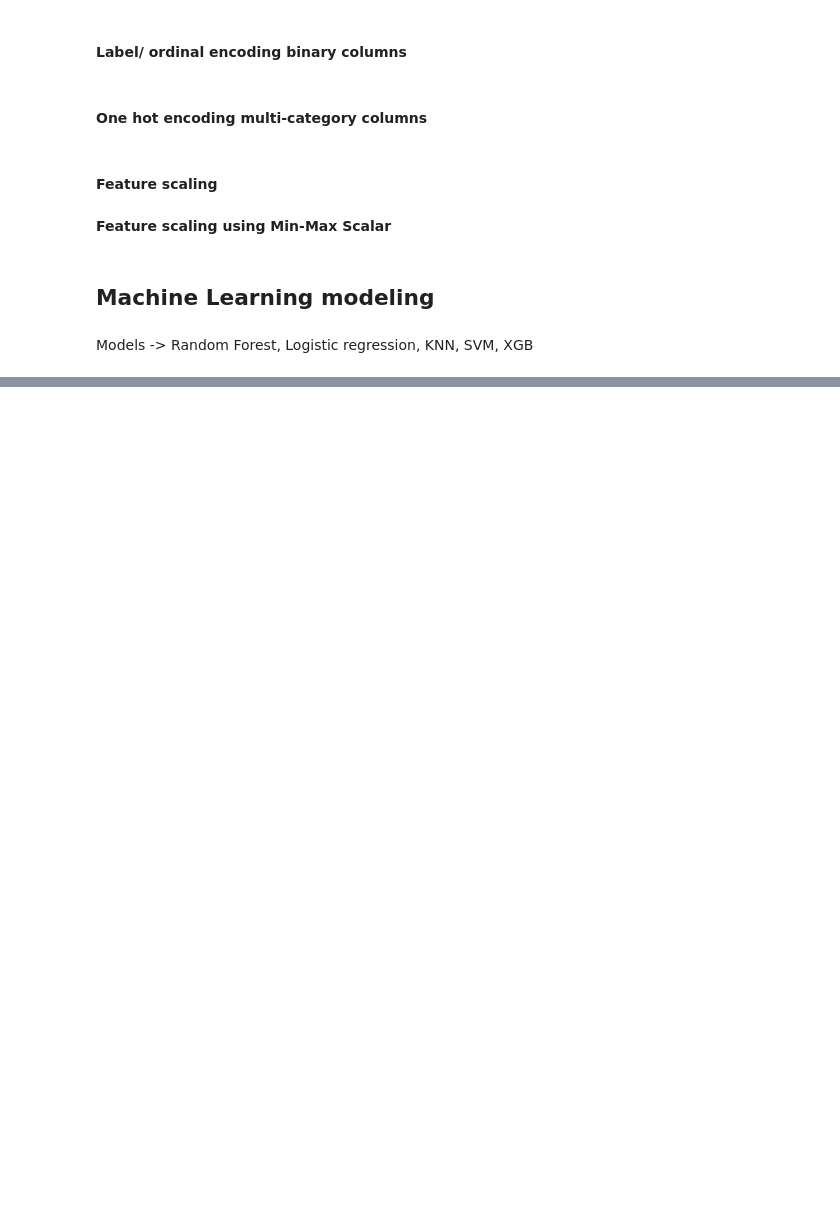
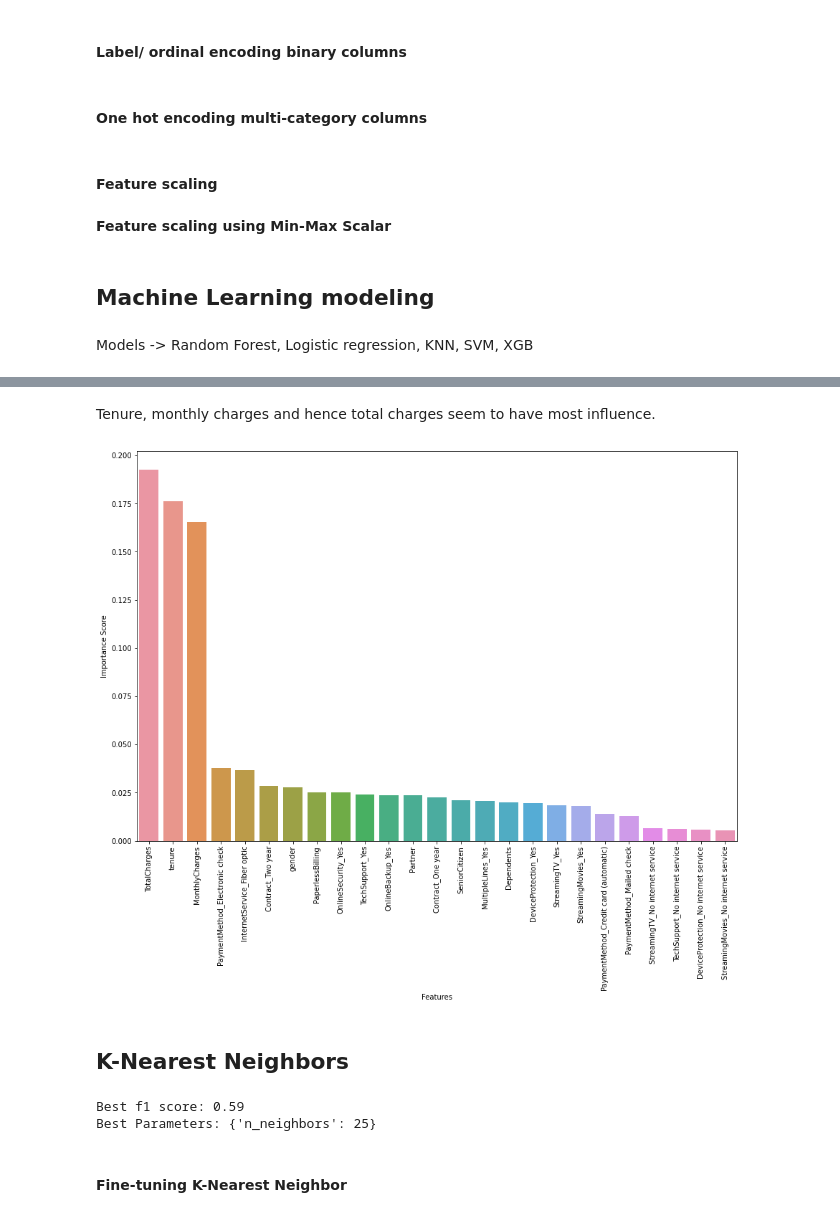
Before and after one commit to budhochat/Predicting-Customer-churn, a Jupyter notebook: Customer_churn_prediction.ipynb, the cells around one changed output, grey strips where cells are left out. Cells and saved outputs as stored; diff of their text form; code cells hidden in the pictures; blank space fills up the shorter version.

Commit message:
Completed modeling and evaluation.

```diff
--- a/Customer_churn_prediction.ipynb
+++ b/Customer_churn_prediction.ipynb
@@ -327,0 +433,3 @@ Wall time: 36.7 s
+# %%
+RF_cls = RandomForestClassifier(n_estimators =  300, max_features =  'log2', random_state = 0)
+RF_cls.fit(X_sc,y)
@@ -327,0 +438,6 @@ Wall time: 36.7 s
+# %%
+RF_cls.feature_importances_ # returns numpy array
+Feat_Imp = pd.DataFrame({'Features': X_sc.columns, 'Importance Score': RF_cls.feature_importances_}) # convert into dataframe
+# %%
+FI_sorted = Feat_Imp.sort_values(by=['Importance Score'], ascending=False)
+FI_sorted.head(15)
@@ -327,0 +461,8 @@ Wall time: 36.7 s
+# %% [markdown]
+Tenure, monthly charges and hence total charges seem to have most influence.
+# %%
+plt.subplots(figsize=(15, 10))
+ax = sns.barplot(x='Features', y='Importance Score', data = FI_sorted.head(25))
+ax.xaxis.set_tick_params(rotation=90)
+# %% [output]
+[figure, added]
@@ -327,0 +477,23 @@ Wall time: 36.7 s
+# %% [markdown]
+## K-Nearest Neighbors
+# %%
+from sklearn.neighbors import KNeighborsClassifier
+KNN_cls = KNeighborsClassifier()
+from sklearn.model_selection import GridSearchCV
+parameters = [{'n_neighbors': [3,5,7,10,15,20,25,30,50,100,200]}]
+KNN_GCV = GridSearchCV(estimator = KNN_cls,
+                           param_grid = parameters,
+                           scoring = 'f1', # Imbalanced dataset so used f1 instead of accuracy
+                           cv = 5,
+                           n_jobs = -1,
+                           return_train_score=True)
+KNN_GCV = KNN_GCV.fit(X_sc, y)
+best_score = KNN_GCV.best_score_
+best_parameters = KNN_GCV.best_params_
+print("Best f1 score: {:.2f}".format(best_score))
+print("Best Parameters:", best_parameters)
+# %% [output]
+Best f1 score: 0.59
+Best Parameters: {'n_neighbors': 25}
+# %% [markdown]
+#### Fine-tuning K-Nearest Neighbor
```
Also changed, not shown: parts of 93 cells of this notebook, 7 other files.
